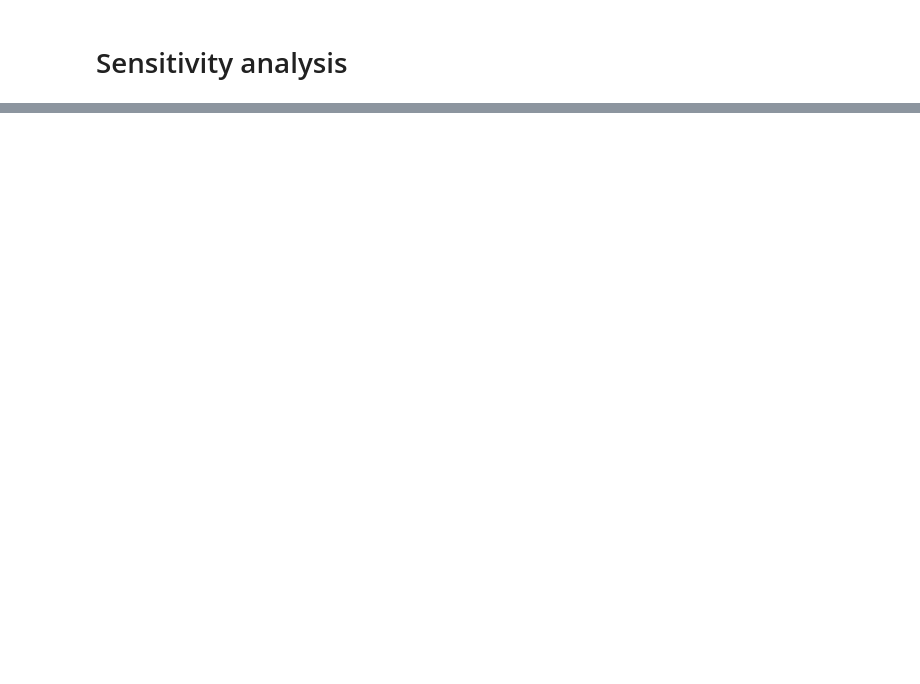
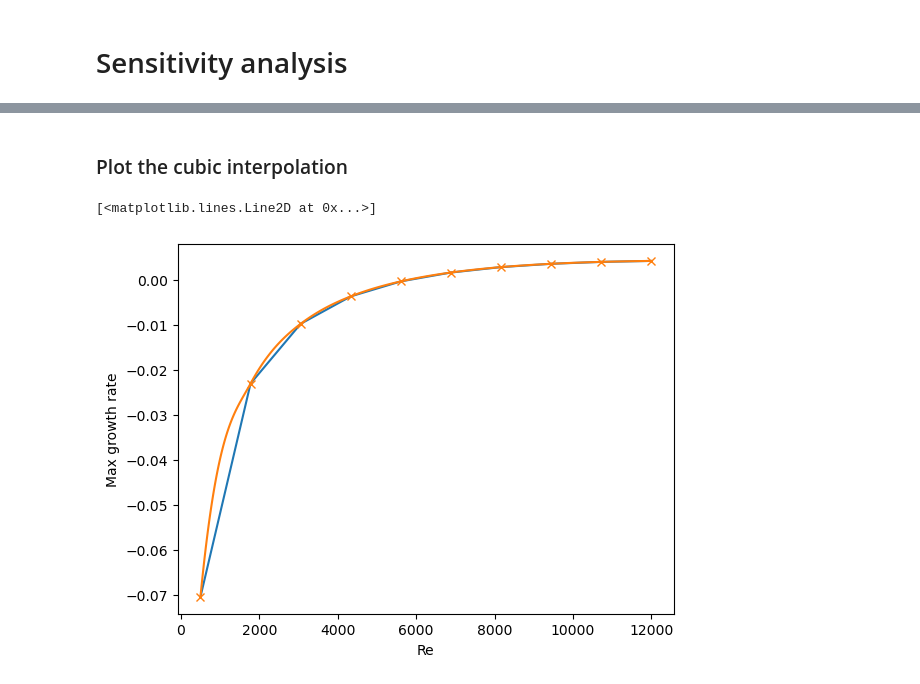
Before and after one commit to csskene/adjoint_tutorial, a Jupyter notebook: 1-eigenvalue.ipynb, the cells around one changed output, grey strips where cells are left out. Cells and saved outputs as stored; diff of their text form; code cells hidden in the pictures; blank space fills up the shorter version.

```diff
--- a/1-eigenvalue.ipynb
+++ b/1-eigenvalue.ipynb
@@ -254,0 +313,32 @@ plt.savefig('growth_vs_Reynolds.png',dpi=150,bbox_inches='tight')
+# %%
+%%time
+Reynolds = np.linspace(500,12000,10)
+growths = []
+gradients = []
+for Re_v in Reynolds:
+    print('Solving for Re = {0:8.02f}'.format(Re_v))
+    EP_direct.solve(sparse=True,target=-0.26j,N=20, parameters={'Re':Re_v})
+    max_growth = EP_direct.evalues[np.argmax(EP_direct.evalues.real)].real
+    growths.append(max_growth)
+
+    EP_adjoint.solve(sparse=True,target=0.26j,N=20, parameters={'Re':Re_v})
+
+    idx = np.argmax(EP_direct.evalues.real)
+    most_unstable_direct = EP_direct.eigenmode(idx)
+
+    idx = np.argmax(EP_adjoint.evalues.real)
+    most_unstable_adjoint = EP_adjoint.eigenmode(idx)
+
+    # Normalise
+    norm = (np.conj(most_unstable_adjoint['u'])*most_unstable_direct['u']+np.conj(most_unstable_adjoint['v'])*most_unstable_direct['v']+np.conj(most_unstable_adjoint['w'])*most_unstable_direct['w']).evaluate().integrate()['g'][0]
+
+    most_unstable_adjoint['u']['g'] /= np.conj(norm)
+    most_unstable_adjoint['v']['g'] /= np.conj(norm)
+    most_unstable_adjoint['w']['g'] /= np.conj(norm)
+    norm = norm = (np.conj(most_unstable_adjoint['u'])*most_unstable_direct['u']+np.conj(most_unstable_adjoint['v'])*most_unstable_direct['v']+np.conj(most_unstable_adjoint['w'])*most_unstable_direct['w']).evaluate().integrate()['g'][0]
+
+    u_lap, v_lap, w_lap = lap(most_unstable_direct['u'],most_unstable_direct['v'],most_unstable_direct['w'])
+    dldRe = (np.conj(most_unstable_adjoint['u'])*u_lap+np.conj(most_unstable_adjoint['v'])*v_lap+np.conj(most_unstable_adjoint['w'])*w_lap).evaluate().integrate()['g'][0]
+    dldRe *= -1./Re_v**2
+
+    gradients.append(dldRe)
@@ -254,0 +358,16 @@ plt.savefig('growth_vs_Reynolds.png',dpi=150,bbox_inches='tight')
+# %% [markdown]
+### Plot the cubic interpolation
+# %%
+plt.plot(Reynolds,growths,'C0')
+for i in range(len(growths)-1):
+    A,B,C,D = cubeFit(Reynolds[i],Reynolds[i+1],growths[i],growths[i+1],gradients[i],gradients[i+1])
+    x = np.linspace(Reynolds[i],Reynolds[i+1],100)
+    f = A*x**3+B*x**2+C*x+D
+    plt.plot(x,f,'C1')
+    plt.plot(Reynolds[i],growths[i],'C1x')
+    plt.xlabel(r'Re')
+    plt.ylabel(r'Max growth rate')
+plt.plot(Reynolds[-1],growths[-1],'C1x')
+# %% [output]
+[<matplotlib.lines.Line2D at 0x...>]
+[figure, added]
```
Also changed, not shown: parts of 38 cells of this notebook.
